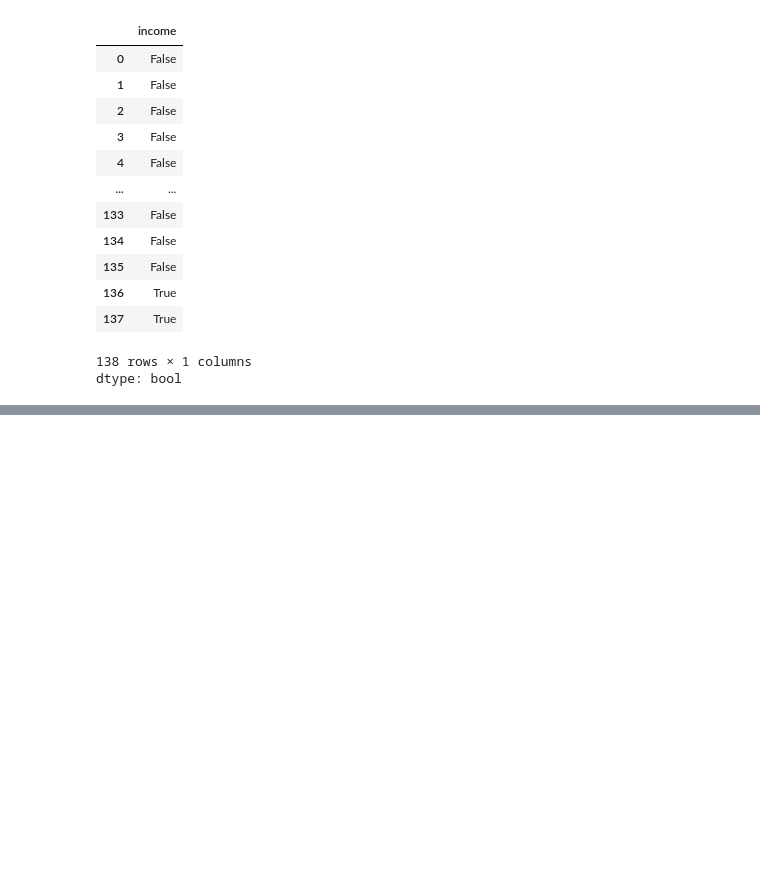
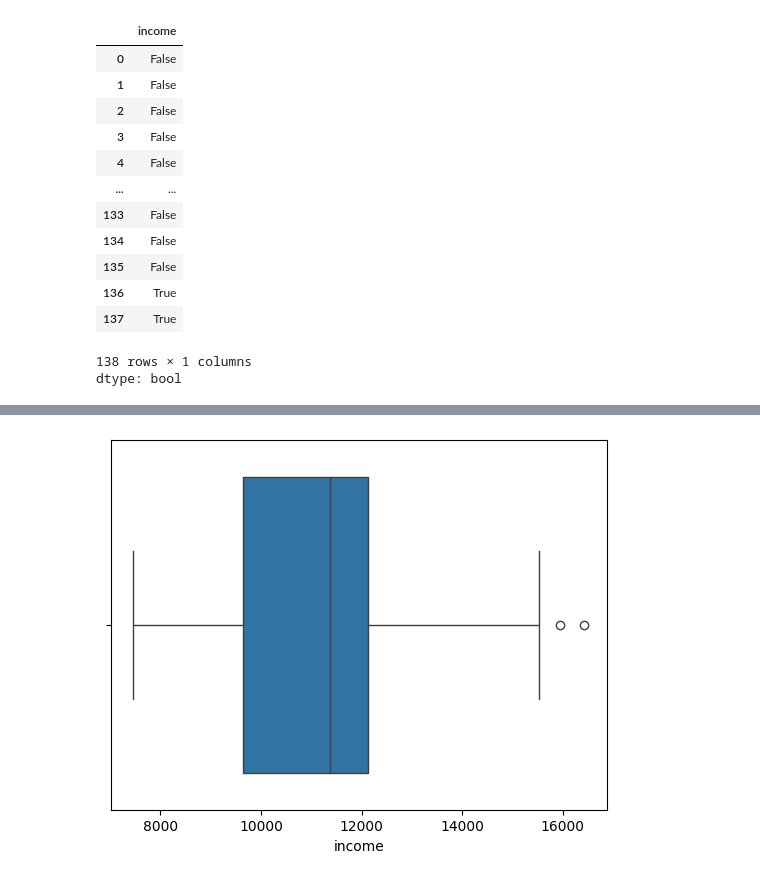
Before and after one commit to Manavgupta1612/EDA, a Jupyter notebook: DA.ipynb, the cells around one changed output, grey strips where cells are left out. Saved outputs shown, nothing was run; the diff lists cells and outputs as text; code cells hidden in the pictures; blank space fills up the shorter version.

```diff
--- a/DA.ipynb
+++ b/DA.ipynb
@@ -278,0 +393,6 @@ dtype: bool
+# %%
+#boxplot for income
+sns.boxplot(x="income",data=data)
+plt.show()
+# %% [output]
+[figure, added]
```
Also changed, not shown: parts of 30 cells of this notebook.
